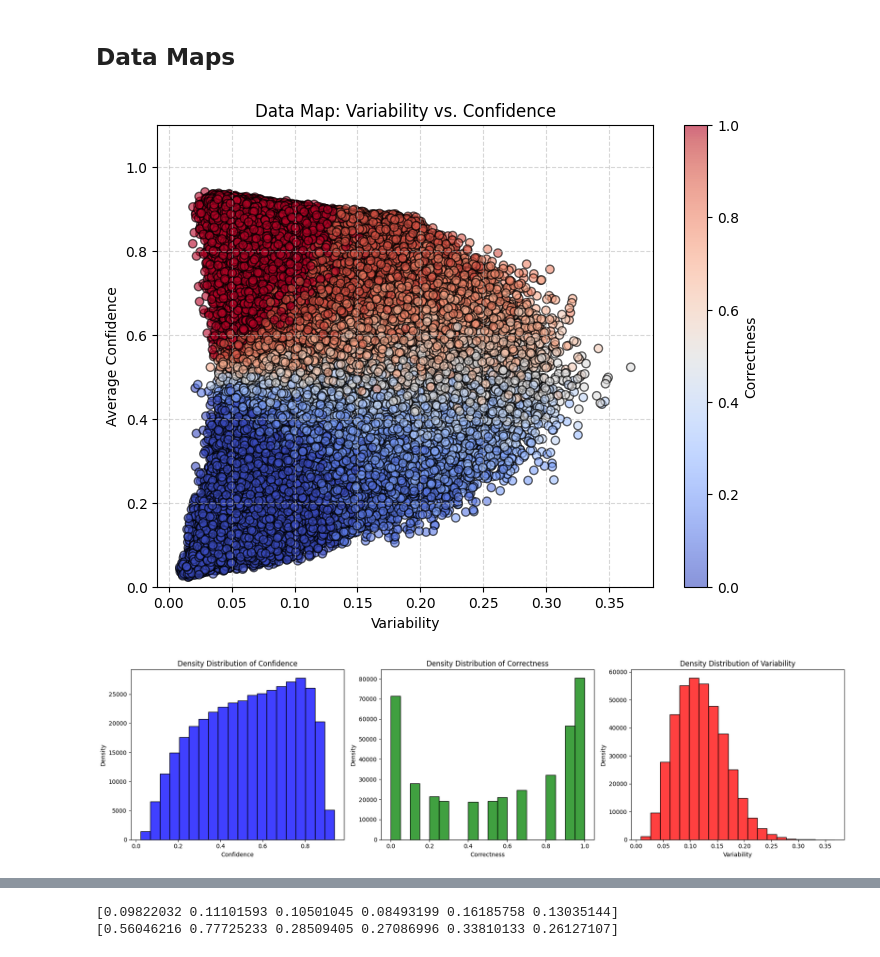
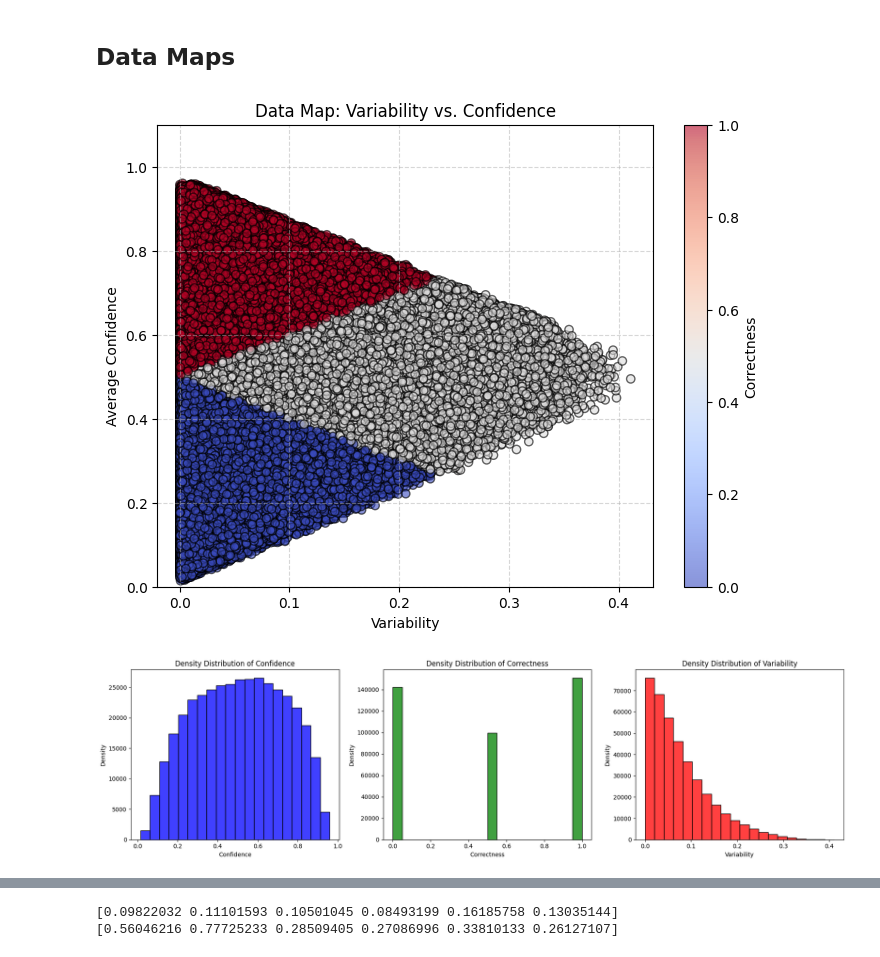
Before and after one commit to hugomilosz/hardness-metric-evaluation, a Jupyter notebook: run_bert_tiny_mnli.ipynb, the cells around one changed output, grey strips where cells are left out. Cells and saved outputs as stored; diff of their text form; code cells hidden in the pictures.

Commit message:
Implemented own traner - commented overridden trainer

```diff
--- a/run_bert_tiny_mnli.ipynb
+++ b/run_bert_tiny_mnli.ipynb
@@ -58,45 +61,50 @@ def compute_metrics(eval_pred):
     predictions = np.argmax(predictions, axis=1)
     return metric.compute(predictions=predictions, references=labels)
 
+run_methods = [
+    "aum",
+    "datamaps",
+    "el2n",
+    # "forgetting",
+    # "grand",
+    "loss"
+]
+
 # Training arguments
 training_args = TrainingArguments(
     output_dir="bert-tiny-mnli",
-    learning_rate=2e-5,
-    per_device_train_batch_size=96,
+    learning_rate=3e-5,
+    per_device_train_batch_size=32,
     per_device_eval_batch_size=16,
-    num_train_epochs=10,
+    num_train_epochs=2,
     weight_decay=0.01,
     evaluation_strategy="epoch",
     save_strategy="epoch",
-    load_best_model_at_end=True,
-    push_to_hub=False,
-    logging_steps=500,
-    logging_first_step=True,
     fp16=True
 )
 
 
-wandb.init(
-    project="bert_tiny_mnli",
-    name=f"{training_args.num_train_epochs}_epochs_{dataset_name}_bert_tiny",
-    config=training_args.to_dict(),
-)
+# wandb.init(
+#     project="bert_tiny_mnli",
+#     name=f"{training_args.num_train_epochs}_epochs_{dataset_name}_bert_tiny",
+#     config=training_args.to_dict(),
+# )
 
 # Initialise trainer and train
-trainer = CustomTrainer(
+trainer = IndependentTrainer(
     model=model,
     args=training_args,
     train_dataset=train_dataset,
     eval_dataset=eval_dataset,
-    tokenizer=tokenizer,
-    data_collator=DataCollatorWithPadding(tokenizer=tokenizer),
-    compute_metrics=compute_metrics,
-    methods=["aum", "datamaps", "forgetting", "loss"],
+    # tokenizer=tokenizer,
+    # data_collator=DataCollatorWithPadding(tokenizer=tokenizer),
+    # compute_metrics=compute_metrics,
+    methods=run_methods,
     num_classes=num_labels,
     device=device
 )
 
-trainer.train()
+trainer.train(2)
 # %% [output]
 Some weights of BertForSequenceClassification were not initialized from the model checkpoint at prajjwal1/bert-tiny and are newly initialized: ['classifier.bias', 'classifier.weight']
 You should probably TRAIN this model on a down-stream task to be able to use it for predictions and inference.
@@ -195,14 +284,14 @@ wandb.log({"Accuracy Trajectories for High Word Overlap Groups": wandb.Image("gr
 # %%
 fig1, fig2 = generate_plots.plot_data_map(data_map_stats)
 fig1.show()
 fig2.show()
 fig1.savefig("data_map.png")
 fig2.savefig("data_map_variables.png")
-wandb.log({"Data Map: Variability vs Confidence": wandb.Image("data_map.png")})
-wandb.log({"Confidence, Correctness and Variability": wandb.Image("data_map_variables.png")})
+# wandb.log({"Data Map: Variability vs Confidence": wandb.Image("data_map.png")})
+# wandb.log({"Confidence, Correctness and Variability": wandb.Image("data_map_variables.png")})
 # %% [output]
-[figure, old version]
+[figure, new version]
-[figure, old version]
+[figure, new version]
 # %%
 def plot_data_map(data_map_stats):
     confidence = np.array(data_map_stats["confidence"][:2500])
```
Also changed, not shown: parts of 18 cells of this notebook, 4 other files.
